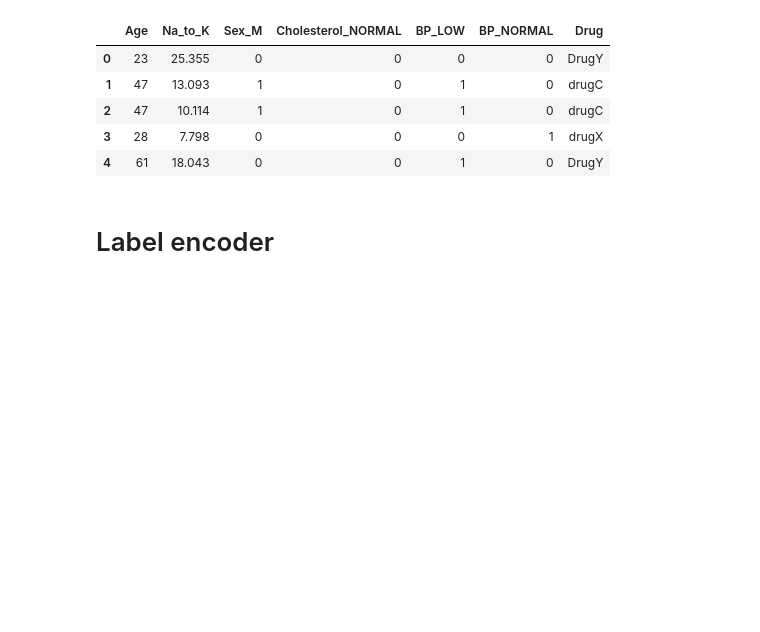
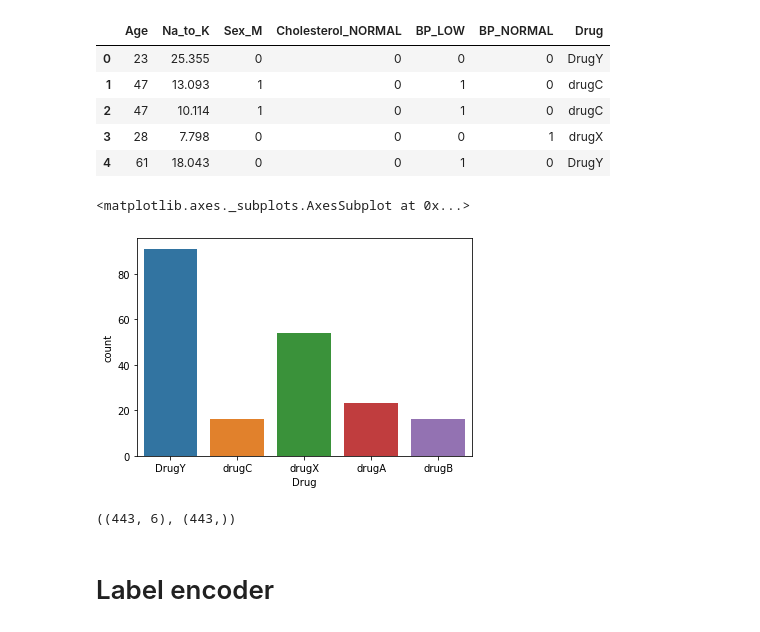
Before and after one commit to abou-zithar/AMIT.Machine.learning, a Jupyter notebook: Drugs200.ipynb, the cells around one changed output. Saved outputs shown, nothing was run; the diff lists cells and outputs as text; code cells hidden in the pictures; blank space fills up the shorter version.

```diff
--- a/Drugs200.ipynb
+++ b/Drugs200.ipynb
@@ -150,3 +150,9 @@ new_data.head()
 | 2 | 47 | 10.114 | 1 | 0 | 1 | 0 | drugC |
 | 3 | 28 | 7.798 | 0 | 0 | 0 | 1 | drugX |
 | 4 | 61 | 18.043 | 0 | 0 | 1 | 0 | DrugY |
+# %%
+sns.countplot(new_data['Drug'])
+# data is inbalanced so we will try to balance the data
+# %% [output]
+<matplotlib.axes._subplots.AxesSubplot at 0x...>
+[figure, added]
@@ -153,3 +162,10 @@ new_data.head()
+# %%
+from imblearn.combine import SMOTETomek
+smk = SMOTETomek(sampling_strategy='all')
+X_res,y_res=smk.fit_resample(X,y)
+X_res.shape,y_res.shape
+# %% [output]
+((443, 6), (443,))
 # %% [markdown]
 # Label encoder
 # %%
```
Also changed, not shown: parts of 12 cells of this notebook.
